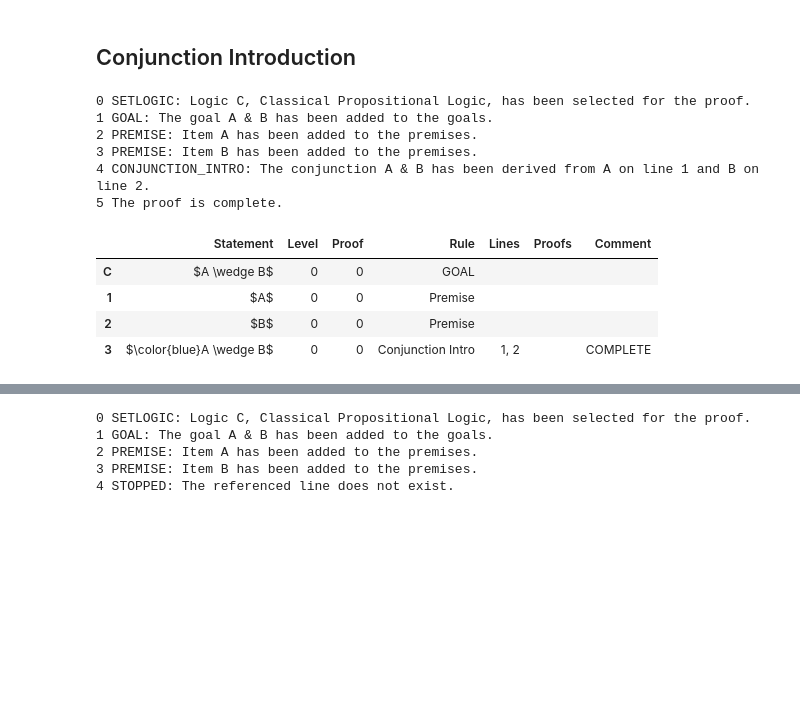
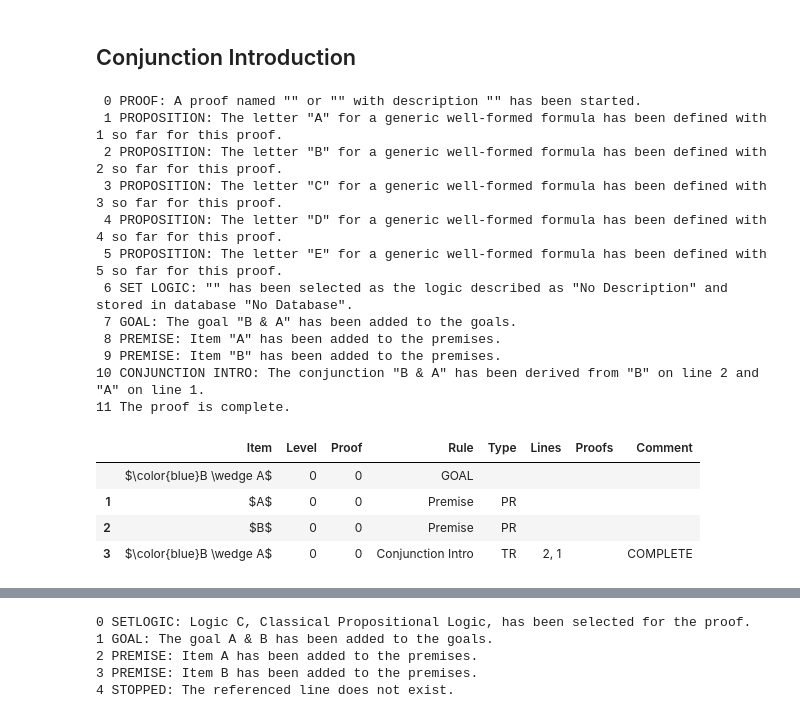
Before and after one commit to FrankHubeny/AltRea, a Jupyter notebook: rules_testcases.ipynb, the cells around one changed output, grey strips where cells are left out. Cells and saved outputs as stored; diff of their text form; code cells hidden in the pictures; blank space fills up the shorter version.

```diff
--- a/rules_testcases.ipynb
+++ b/rules_testcases.ipynb
@@ -305,4 +306,28 @@ and to not or        ConclusionPremises(Or(Not({0}), (Not({1})), [And({0}, {1})]
 | 2 | $C$ | 0 | 0 | Conjunction Elim | TR | 1 |  |  |
 | 3 | $\lnot C$ | 0 | 0 | Conjunction Elim | TR | 1 |  |  |
 | 4 | $\color{blue}B$ | 0 | 0 | Explosion | AX | 2, 3 |  | COMPLETE |
+# %%
+# Clean run of double negation intro and double negation elim
+
+import pandas as pd
+# To see available options run `pd.describe_option()` in a cell.
+pd.options.display.max_colwidth=500
+from altrea.boolean import Wff, Iff
+from altrea.rules import Proof
+
+prf = Proof()
+A = prf.proposition('A')
+B = prf.proposition('B')
+C = prf.proposition('C')
+D = prf.proposition('D')
+E = prf.proposition('E')
+prf.setlogic()
+prf.setrestricted(False)
+prf.goal(B)
+prf.premise(C)
+prf.axiom('dneg intro', [C], [1])
+prf.axiom('dneg elim', [C], [2])
+prf.displaylogic()
+prf.displaylog()
+prf.displayproof()
 # %%
@@ -1565,34 +1589,40 @@ prf.displayproof()
 # %%
 # Clean run 1.
 
 from altrea.boolean import And, Wff
 from altrea.rules import Proof
 
 prf = Proof()
 A = prf.proposition('A')
 B = prf.proposition('B')
 C = prf.proposition('C')
 D = prf.proposition('D')
 E = prf.proposition('E')
 prf.setlogic()
-prf.goal(And(A, B))
+prf.goal(And(B, A))
 prf.premise(A)
 prf.premise(B)
-prf.conjunction_intro(1, 2)
+prf.conjunction_intro(2, 1)
 prf.displaylog()
 prf.displayproof()
 # %% [output]
-0 SETLOGIC: Logic C, Classical Propositional Logic, has been selected for the proof.
-1 GOAL: The goal A & B has been added to the goals.
-2 PREMISE: Item A has been added to the premises.
-3 PREMISE: Item B has been added to the premises.
-4 CONJUNCTION_INTRO: The conjunction A & B has been derived from A on line 1 and B on line 2.
-5 The proof is complete.
+ 0 PROOF: A proof named "" or "" with description "" has been started.
+ 1 PROPOSITION: The letter "A" for a generic well-formed formula has been defined with 1 so far for this proof.
+ 2 PROPOSITION: The letter "B" for a generic well-formed formula has been defined with 2 so far for this proof.
+ 3 PROPOSITION: The letter "C" for a generic well-formed formula has been defined with 3 so far for this proof.
+ 4 PROPOSITION: The letter "D" for a generic well-formed formula has been defined with 4 so far for this proof.
+ 5 PROPOSITION: The letter "E" for a generic well-formed formula has been defined with 5 so far for this proof.
+ 6 SET LOGIC: "" has been selected as the logic described as "No Description" and stored in database "No Database".
+ 7 GOAL: The goal "B & A" has been added to the goals.
+ 8 PREMISE: Item "A" has been added to the premises.
+ 9 PREMISE: Item "B" has been added to the premises.
+10 CONJUNCTION INTRO: The conjunction "B & A" has been derived from "B" on line 2 and "A" on line 1.
+11 The proof is complete.
-|  | Statement | Level | Proof | Rule | Lines | Proofs | Comment |
-| C | $A \wedge B$ | 0 | 0 | GOAL |  |  |  |
-| 1 | $A$ | 0 | 0 | Premise |  |  |  |
-| 2 | $B$ | 0 | 0 | Premise |  |  |  |
-| 3 | $\color{blue}A \wedge B$ | 0 | 0 | Conjunction Intro | 1, 2 |  | COMPLETE |
+|  | Item | Level | Proof | Rule | Type | Lines | Proofs | Comment |
+|  | $\color{blue}B \wedge A$ | 0 | 0 | GOAL |  |  |  |  |
+| 1 | $A$ | 0 | 0 | Premise | PR |  |  |  |
+| 2 | $B$ | 0 | 0 | Premise | PR |  |  |  |
+| 3 | $\color{blue}B \wedge A$ | 0 | 0 | Conjunction Intro | TR | 2, 1 |  | COMPLETE |
 # %%
 # Clean run 2.
 
```
Also changed, not shown: parts of 20 cells of this notebook, 16 other files.
